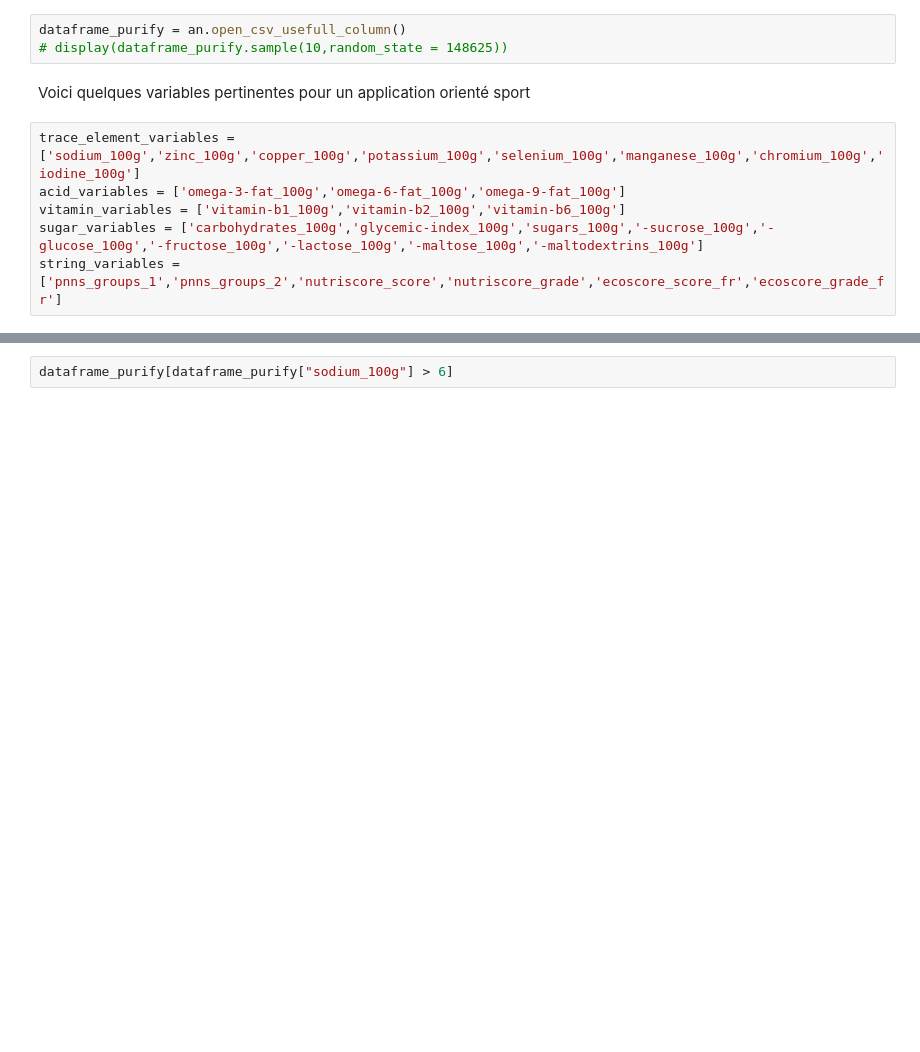
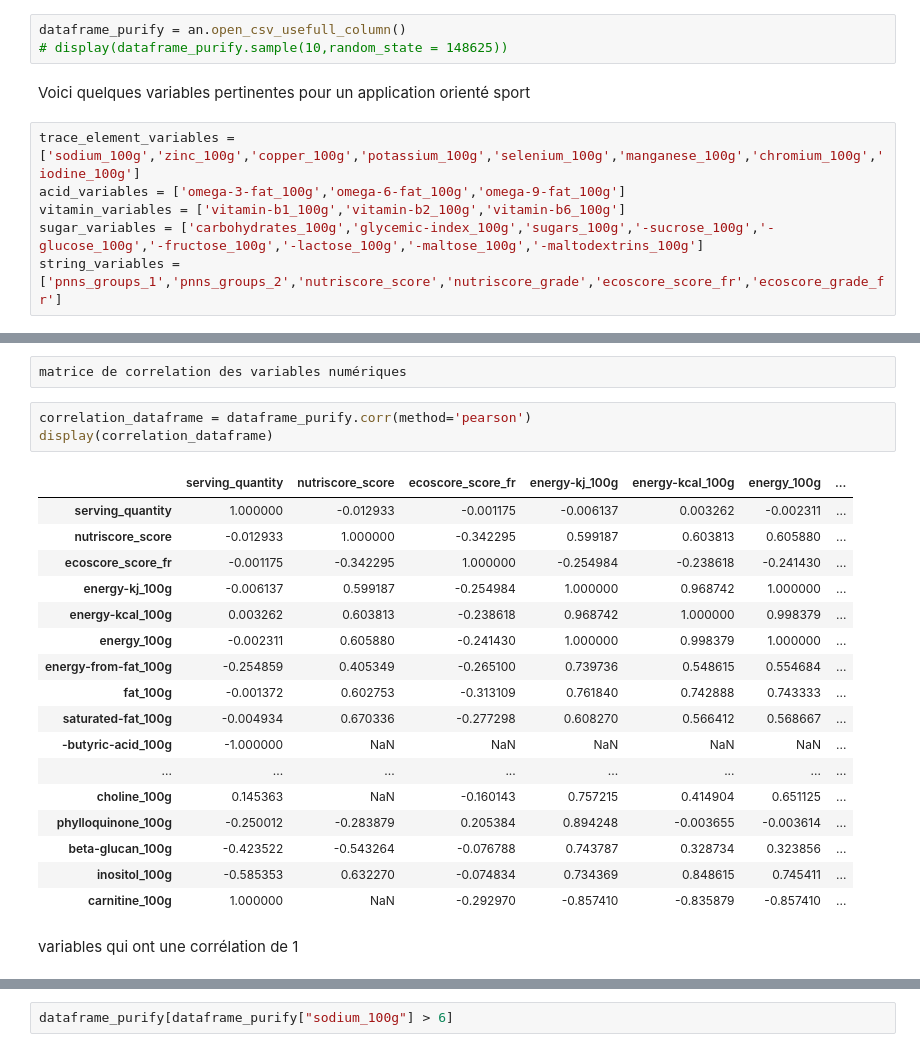
Before and after one commit to pierrebague/project3_public_health_dataframe_purification, a Jupyter notebook: projet3.ipynb, the cells around one changed output, grey strips where cells are left out. Drawn from its saved outputs; the diff is of its cells as text; blank space fills up the shorter version.

```diff
--- a/projet3.ipynb
+++ b/projet3.ipynb
@@ -242,0 +287,25 @@ Name: ecoscore_grade_fr, dtype: int64
+# %%
+matrice de correlation des variables numériques
+# %%
+correlation_dataframe = dataframe_purify.corr(method='pearson')
+display(correlation_dataframe)
+# %% [output]
+|  | serving_quantity | nutriscore_score | ecoscore_score_fr | energy-kj_100g | energy-kcal_100g | energy_100g | ... |
+| serving_quantity | 1.000000 | -0.012933 | -0.001175 | -0.006137 | 0.003262 | -0.002311 | ... |
+| nutriscore_score | -0.012933 | 1.000000 | -0.342295 | 0.599187 | 0.603813 | 0.605880 | ... |
+| ecoscore_score_fr | -0.001175 | -0.342295 | 1.000000 | -0.254984 | -0.238618 | -0.241430 | ... |
+| energy-kj_100g | -0.006137 | 0.599187 | -0.254984 | 1.000000 | 0.968742 | 1.000000 | ... |
+| energy-kcal_100g | 0.003262 | 0.603813 | -0.238618 | 0.968742 | 1.000000 | 0.998379 | ... |
+| energy_100g | -0.002311 | 0.605880 | -0.241430 | 1.000000 | 0.998379 | 1.000000 | ... |
+| energy-from-fat_100g | -0.254859 | 0.405349 | -0.265100 | 0.739736 | 0.548615 | 0.554684 | ... |
+| fat_100g | -0.001372 | 0.602753 | -0.313109 | 0.761840 | 0.742888 | 0.743333 | ... |
+| saturated-fat_100g | -0.004934 | 0.670336 | -0.277298 | 0.608270 | 0.566412 | 0.568667 | ... |
+| -butyric-acid_100g | -1.000000 | NaN | NaN | NaN | NaN | NaN | ... |
+| ... | ... | ... | ... | ... | ... | ... | ... |
+| choline_100g | 0.145363 | NaN | -0.160143 | 0.757215 | 0.414904 | 0.651125 | ... |
+| phylloquinone_100g | -0.250012 | -0.283879 | 0.205384 | 0.894248 | -0.003655 | -0.003614 | ... |
+| beta-glucan_100g | -0.423522 | -0.543264 | -0.076788 | 0.743787 | 0.328734 | 0.323856 | ... |
+| inositol_100g | -0.585353 | 0.632270 | -0.074834 | 0.734369 | 0.848615 | 0.745411 | ... |
+| carnitine_100g | 1.000000 | NaN | -0.292970 | -0.857410 | -0.835879 | -0.857410 | ... |
+# %% [markdown]
+variables qui ont une corrélation de 1
```
Also changed, not shown: parts of 20 cells of this notebook, 1 other file.
